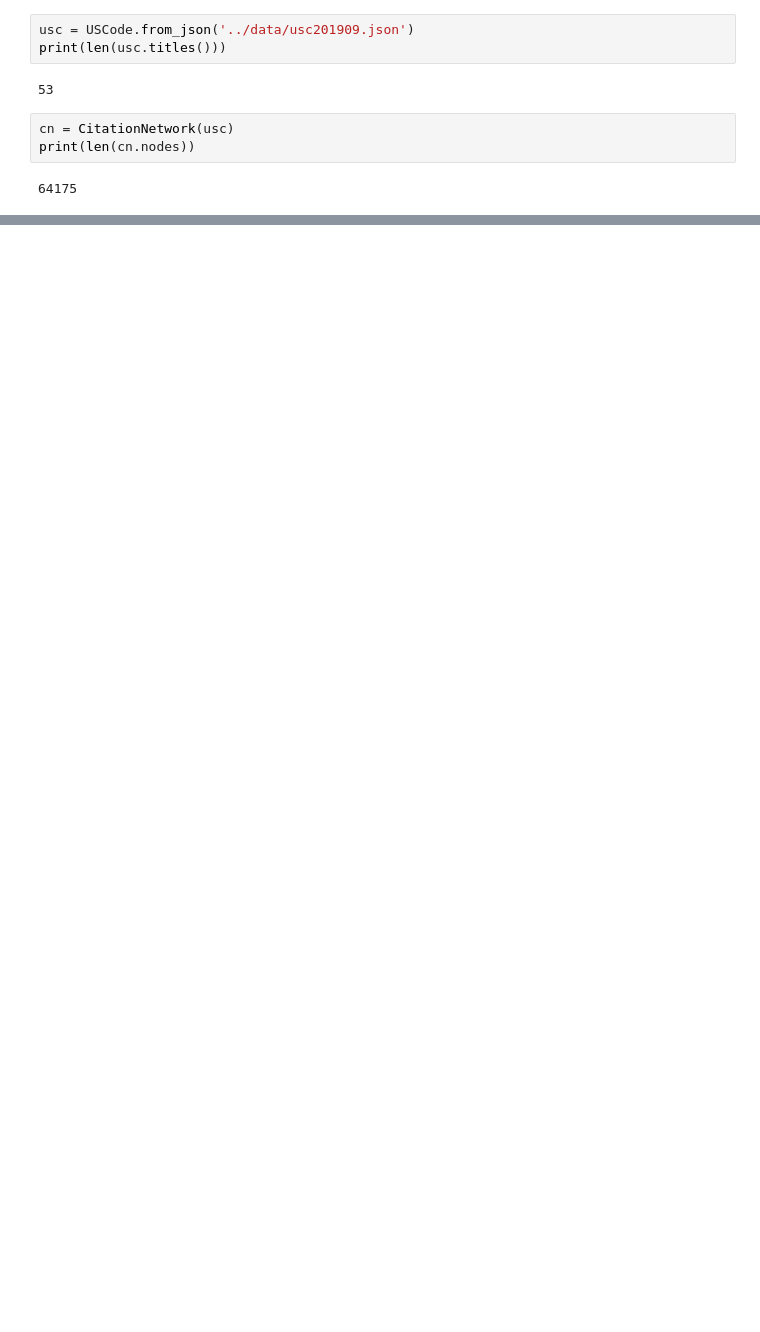
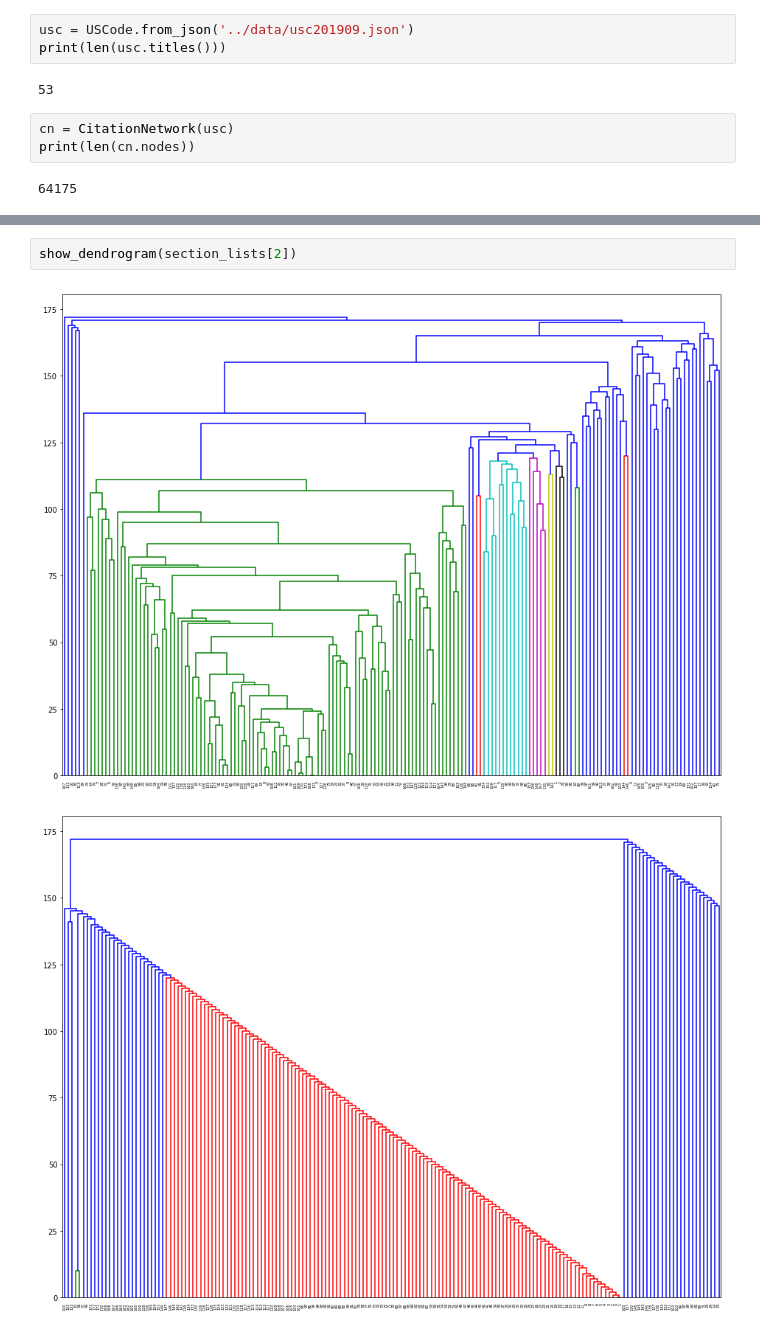
Before and after one commit to zhihao-liu/uscode-analysis, a Jupyter notebook: examples/cluster.ipynb, the cells around one changed output, grey strips where cells are left out. Saved outputs shown, nothing was run; the diff lists cells and outputs as text; blank space fills up the shorter version.

```diff
--- a/examples/cluster.ipynb
+++ b/examples/cluster.ipynb
@@ -80,0 +95,5 @@ Vectorization Clustering:
+# %%
+show_dendrogram(section_lists[2])
+# %% [output]
+[figure, added]
+[figure, added]
```
Also changed, not shown: parts of 10 cells of this notebook, 4 other files.
